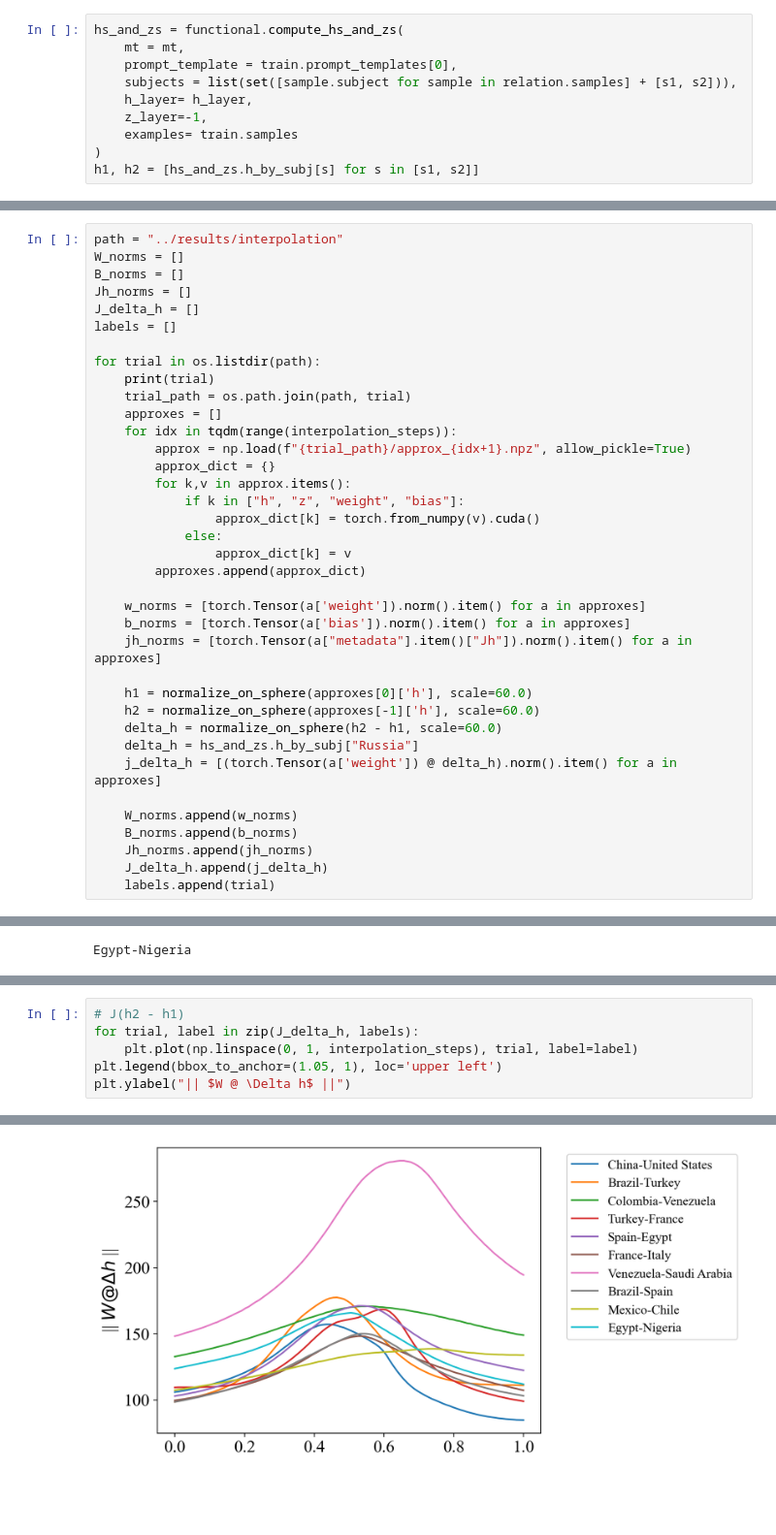
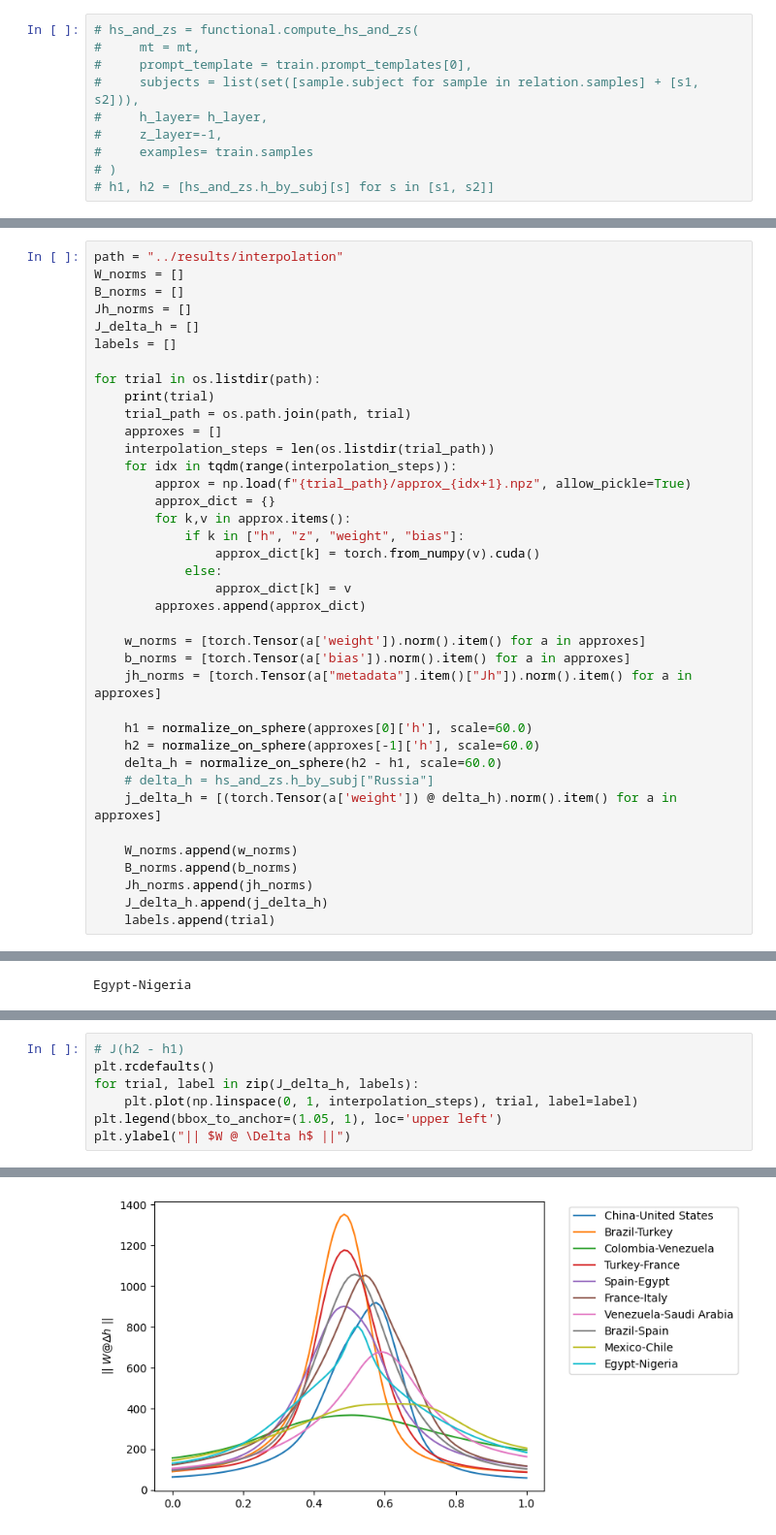
Before and after one commit to evandez/relations, a Jupyter notebook: notebooks/interpolation_experiment.ipynb, the cells around one changed output, grey strips where cells are left out. Shown at 97% size. Drawn from its saved outputs; the diff is of its cells as text; blank space fills up the shorter version.

Commit message:
slightly cleaned up interpolation script and notebook

```diff
--- a/notebooks/interpolation_experiment.ipynb
+++ b/notebooks/interpolation_experiment.ipynb
@@ -97,10 +69,10 @@ functional.predict_next_token(
 # %%
-hs_and_zs = functional.compute_hs_and_zs(
-    mt = mt,
-    prompt_template = train.prompt_templates[0],
-    subjects = list(set([sample.subject for sample in relation.samples] + [s1, s2])),
-    h_layer= h_layer,
-    z_layer=-1,
-    examples= train.samples
-)
-h1, h2 = [hs_and_zs.h_by_subj[s] for s in [s1, s2]]
+# hs_and_zs = functional.compute_hs_and_zs(
+#     mt = mt,
+#     prompt_template = train.prompt_templates[0],
+#     subjects = list(set([sample.subject for sample in relation.samples] + [s1, s2])),
+#     h_layer= h_layer,
+#     z_layer=-1,
+#     examples= train.samples
+# )
+# h1, h2 = [hs_and_zs.h_by_subj[s] for s in [s1, s2]]
@@ -151,6 +113,7 @@ for trial in os.listdir(path):
     print(trial)
     trial_path = os.path.join(path, trial)
     approxes = []
+    interpolation_steps = len(os.listdir(trial_path))
     for idx in tqdm(range(interpolation_steps)):
         approx = np.load(f"{trial_path}/approx_{idx+1}.npz", allow_pickle=True)
         approx_dict = {}
@@ -168,7 +131,7 @@ for trial in os.listdir(path):
     h1 = normalize_on_sphere(approxes[0]['h'], scale=60.0)
     h2 = normalize_on_sphere(approxes[-1]['h'], scale=60.0)
     delta_h = normalize_on_sphere(h2 - h1, scale=60.0)
-    delta_h = hs_and_zs.h_by_subj["Russia"]
+    # delta_h = hs_and_zs.h_by_subj["Russia"]
     j_delta_h = [(torch.Tensor(a['weight']) @ delta_h).norm().item() for a in approxes]
 
     W_norms.append(w_norms)
@@ -241,10 +206,11 @@ plt.savefig(f"{fig_dir}/j_underestimation.pdf", bbox_inches="tight")
 [figure]
 # %%
 # J(h2 - h1)
+plt.rcdefaults()
 for trial, label in zip(J_delta_h, labels):
     plt.plot(np.linspace(0, 1, interpolation_steps), trial, label=label)
 plt.legend(bbox_to_anchor=(1.05, 1), loc='upper left')
 plt.ylabel("|| $W @ \Delta h$ ||")
 # %% [output]
 Text(0, 0.5, '|| $W @ \\Delta h$ ||')
-[figure, old version]
+[figure, new version]
```
Also changed, not shown: parts of 14 cells of this notebook, 2 other files.
